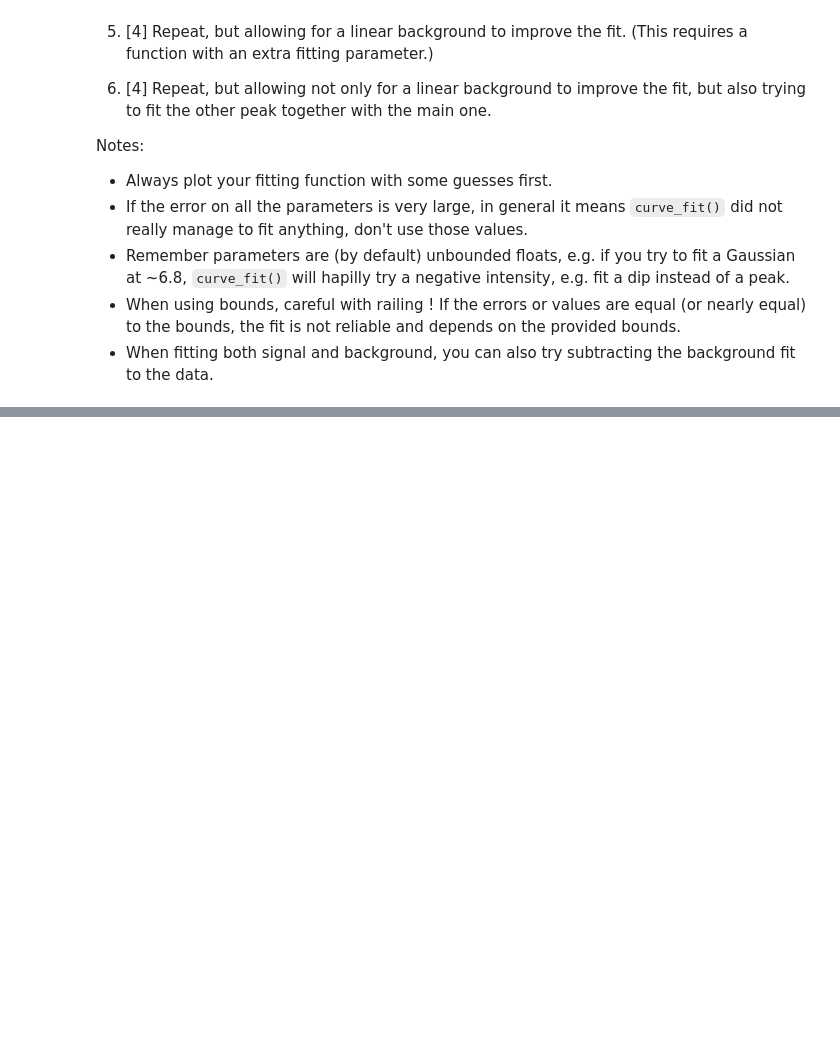
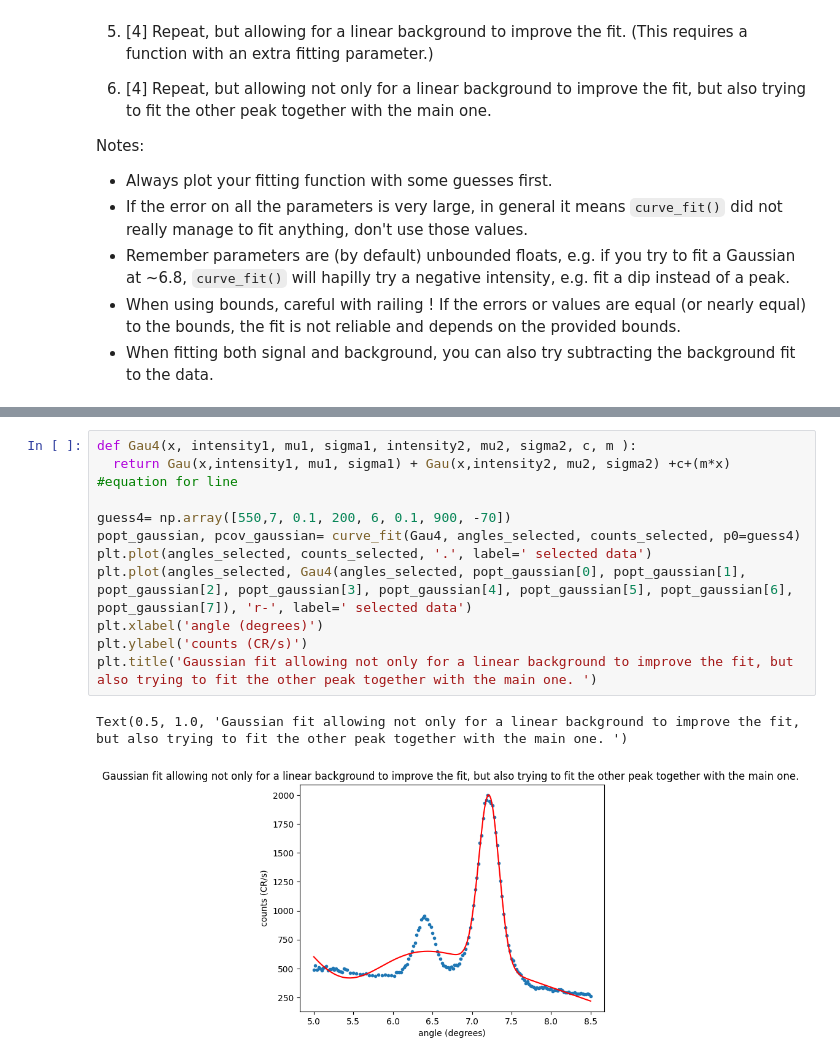
Before and after one commit to PX2145-2025/week-4-b-Anest-Cunliffe, a Jupyter notebook: Curvefit.ipynb, the cells around one changed output, grey strips where cells are left out. Saved outputs shown, nothing was run; the diff lists cells and outputs as text; blank space fills up the shorter version.

```diff
--- a/Curvefit.ipynb
+++ b/Curvefit.ipynb
@@ -307,0 +360,14 @@ TypeError: Gau() missing 2 required positional arguments: 'mu' and 'sigma'
+# %%
+def Gau4(x, intensity1, mu1, sigma1, intensity2, mu2, sigma2, c, m ):
+  return Gau(x,intensity1, mu1, sigma1) + Gau(x,intensity2, mu2, sigma2) +c+(m*x) #equation for line
+
+guess4= np.array([550,7, 0.1, 200, 6, 0.1, 900, -70])
+popt_gaussian, pcov_gaussian= curve_fit(Gau4, angles_selected, counts_selected, p0=guess4)
+plt.plot(angles_selected, counts_selected, '.', label=' selected data')
+plt.plot(angles_selected, Gau4(angles_selected, popt_gaussian[0], popt_gaussian[1], popt_gaussian[2], popt_gaussian[3], popt_gaussian[4], popt_gaussian[5], popt_gaussian[6], popt_gaussian[7]), 'r-', label=' selected data')
+plt.xlabel('angle (degrees)')
+plt.ylabel('counts (CR/s)')
+plt.title('Gaussian fit allowing not only for a linear background to improve the fit, but also trying to fit the other peak together with the main one. ')
+# %% [output]
+Text(0.5, 1.0, 'Gaussian fit allowing not only for a linear background to improve the fit, but also trying to fit the other peak together with the main one. ')
+[figure, added]
```
Also changed, not shown: parts of 7 cells of this notebook.
